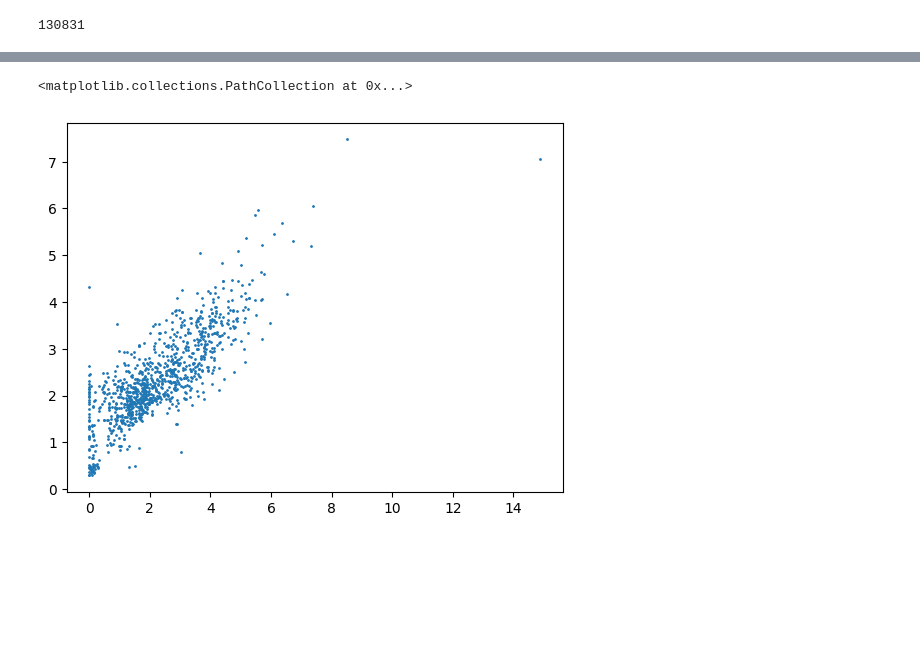
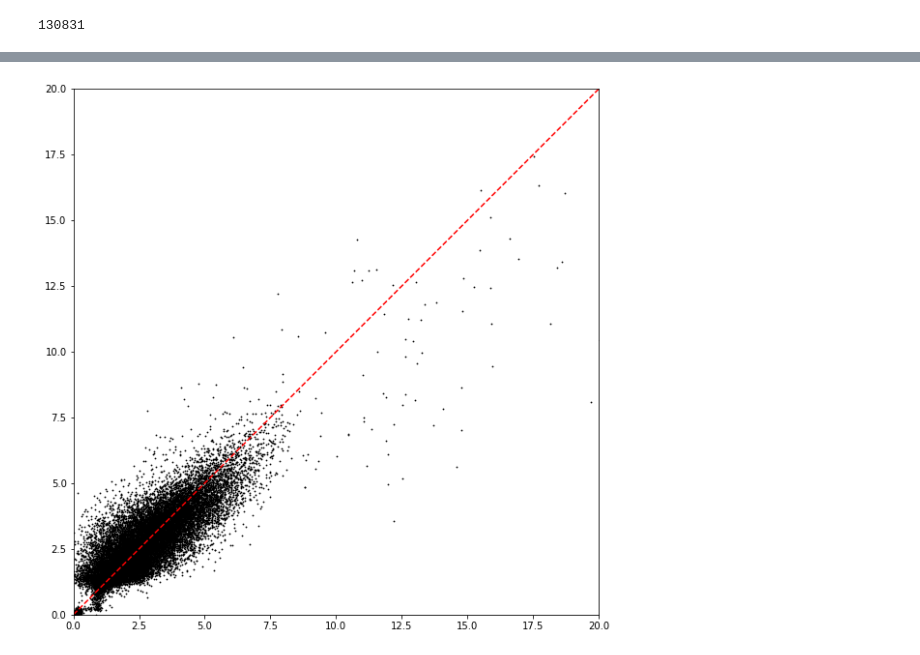
Before and after one commit to WeizmannMLcourse/MLCourse_2023, a Jupyter notebook: Tutorial8 - graphs with DGL/Molecule_regression.ipynb, the cells around one changed output, grey strips where cells are left out. Drawn from its saved outputs; the diff is of its cells as text; code cells hidden in the pictures; blank space fills up the shorter version.

```diff
--- a/Tutorial8 - graphs with DGL/Molecule_regression.ipynb
+++ b/Tutorial8 - graphs with DGL/Molecule_regression.ipynb
@@ -49,13 +59,13 @@ def collate(samples):
     labels = torch.row_stack(labels)
     return batched_graph, labels
 # %%
-train_dataset = torch.utils.data.Subset(data,range(10000))
-valid_dataset = torch.utils.data.Subset(data,range(10000,11000))
-test_dataset = torch.utils.data.Subset(data,range(20000,21000))
+train_dataset = torch.utils.data.Subset(data,range(100000))
+valid_dataset = torch.utils.data.Subset(data,range(100000,105000))
+test_dataset = torch.utils.data.Subset(data,range(110000,len(data)-1))
 
-train_dataloader = DataLoader(train_dataset, batch_size=20, shuffle=True, collate_fn=collate)
-valid_dataloader = DataLoader(valid_dataset, batch_size=20, collate_fn=collate)
-test_dataloader  = DataLoader(test_dataset,  batch_size=1, collate_fn=collate)
+train_dataloader = DataLoader(train_dataset, batch_size=200, shuffle=True, collate_fn=collate, num_workers=4)
+valid_dataloader = DataLoader(valid_dataset, batch_size=200, collate_fn=collate, num_workers=4)
+test_dataloader  = DataLoader(test_dataset,  batch_size=1, collate_fn=collate, num_workers=0)
 # %%
 net(g)
 # %% [output]
@@ -95,12 +109,19 @@ plt.show()
 # %%
 preds, trues = [], []
 
-for i in range(1000):
-    g, labels = data.__getitem__(i)
+for i in tqdm(range(len(test_dataset))):
+    g, labels = test_dataset.__getitem__(i)
     preds.append(net(g).detach().numpy().item())
     trues.append(labels.item())
+
+preds = np.array(preds)
+trues = np.array(trues)
-# %%
-plt.scatter(trues,preds,s=1)
-# %% [output]
-<matplotlib.collections.PathCollection at 0x...>
-[figure, removed]
+# %%
+fig, axes = plt.subplots(figsize=(10,10))
+axes.scatter(trues,preds,s=0.6,c='black')
+axes.plot([0,20],[0,20],c='red',ls='--')
+axes.set_xlim(0,20)
+axes.set_ylim(0,20)
+axes.set_aspect('equal')
+# %% [output]
+[figure, added]
```
Also changed, not shown: parts of 15 cells of this notebook, 3 other files.
